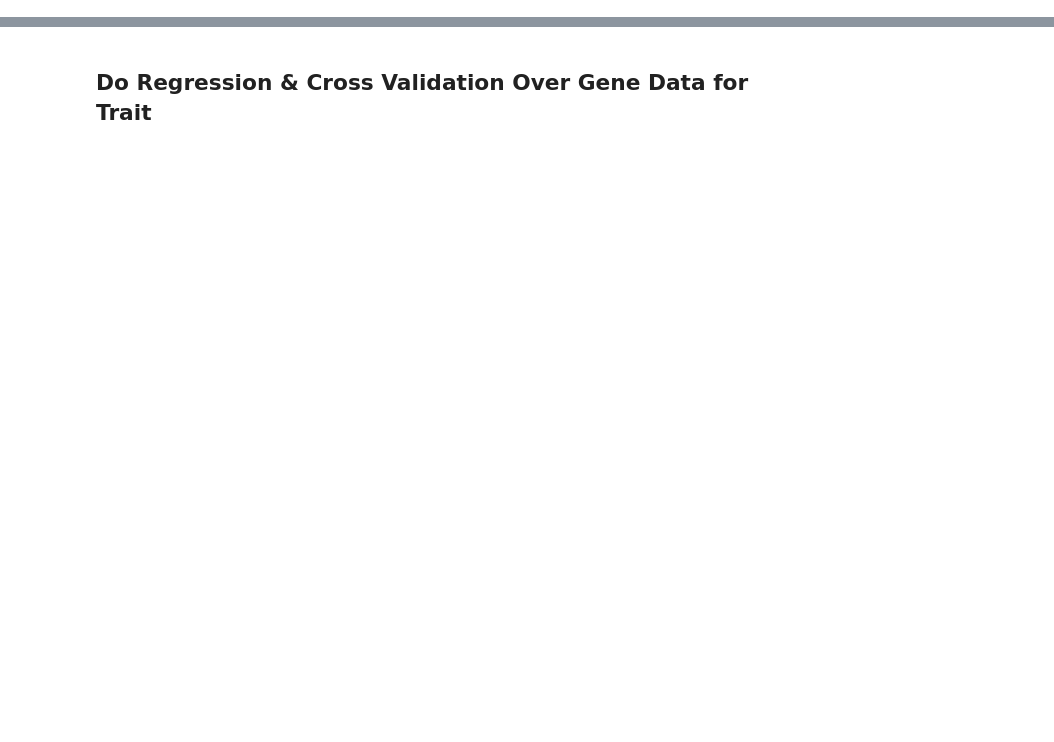
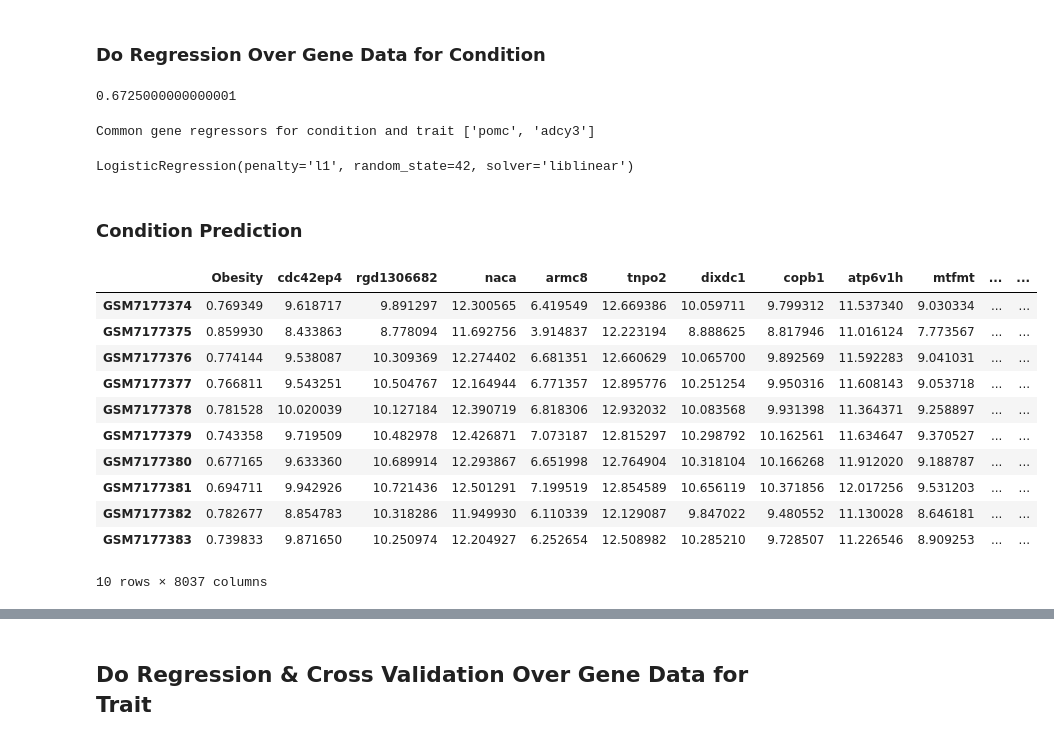
Before and after one commit to JianJinglin/Gold-Standard-Pipeline-Guide, a Jupyter notebook: gold_standard_pipeline_2-stage_regression.ipynb, the cells around one changed output, grey strips where cells are left out. Saved outputs shown, nothing was run; the diff lists cells and outputs as text; code cells hidden in the pictures; blank space fills up the shorter version.

```diff
--- a/gold_standard_pipeline_2-stage_regression.ipynb
+++ b/gold_standard_pipeline_2-stage_regression.ipynb
@@ -794,0 +513,2 @@ analyze_distributions(trait_merged_data, numerical_columns=[condition,*gene_list
+# %% [markdown]
+### Do Regression Over Gene Data for Condition
@@ -794,0 +535,57 @@ analyze_distributions(trait_merged_data, numerical_columns=[condition,*gene_list
+# %%
+from sklearn.linear_model import LogisticRegression
+
+# k-fold cross-validation for the linear regression model used for prediction
+def cross_validation_for_prediction(X, y, k=5):
+    indices = np.arange(X.shape[0])
+    np.random.shuffle(indices)
+
+    fold_size = len(X) // k
+    accuracies = []
+
+    for i in range(k):
+        # Split data into train and test based on the current fold
+        test_indices = indices[i * fold_size: (i + 1) * fold_size]
+        train_indices = np.setdiff1d(indices, test_indices)
+
+        X_train, X_test = X[train_indices], X[test_indices]
+        y_train, y_test = y[train_indices], y[test_indices]
+
+        # Preprocess the train and test data
+        X_train, X_test = normalize_data(X_train, X_test)
+
+        # Use the LogisticRegression model to train and predict
+        model = LogisticRegression(penalty='l1', solver='liblinear', random_state=42)
+        model.fit(X_train, y_train)
+        predictions = model.predict(X_test)
+
+        # Calculate accuracy for this fold
+        accuracy = np.mean(predictions == y_test)
+        accuracies.append(accuracy)
+
+    return np.mean(accuracies)
+
+
+X_condition = condition_merged_data[gene_regressors_for_condition].values
+y_condition = condition_merged_data[CONDITION].values
+
+X_condition, _ = normalize_data(X_condition)
+print(cross_validation_for_prediction(X_condition, y_condition))
+# %% [output]
+0.6725000000000001
+# %%
+# Select relevant columns and convert to numpy array
+print("Common gene regressors for condition and trait", gene_regressors_for_condition)
+X_condition = condition_merged_data[gene_regressors_for_condition].values
+y_condition = condition_merged_data[CONDITION].values
+
+X_condition, _ = normalize_data(X_condition)
+
+model = LogisticRegression(penalty='l1', solver='liblinear', random_state=42)
+model.fit(X_condition, y_condition)
+# Implementing k-fold cross-validation
+# %% [output]
+Common gene regressors for condition and trait ['pomc', 'adcy3']
+LogisticRegression(penalty='l1', random_state=42, solver='liblinear')
+# %% [markdown]
+### Condition Prediction
@@ -794,0 +600,18 @@ analyze_distributions(trait_merged_data, numerical_columns=[condition,*gene_list
+# %%
+#Add the predicted condition to the gene data for trait
+trait_merged_data.insert(0, CONDITION, predictions_condition)
+trait_merged_data = trait_merged_data.drop(columns=gene_regressors_for_condition)
+trait_merged_data
+# %% [output]
+|  | Obesity | cdc42ep4 | rgd1306682 | naca | armc8 | tnpo2 | dixdc1 | copb1 | atp6v1h | mtfmt | ... | ... |
+| GSM7177374 | 0.769349 | 9.618717 | 9.891297 | 12.300565 | 6.419549 | 12.669386 | 10.059711 | 9.799312 | 11.537340 | 9.030334 | ... | ... |
+| GSM7177375 | 0.859930 | 8.433863 | 8.778094 | 11.692756 | 3.914837 | 12.223194 | 8.888625 | 8.817946 | 11.016124 | 7.773567 | ... | ... |
+| GSM7177376 | 0.774144 | 9.538087 | 10.309369 | 12.274402 | 6.681351 | 12.660629 | 10.065700 | 9.892569 | 11.592283 | 9.041031 | ... | ... |
+| GSM7177377 | 0.766811 | 9.543251 | 10.504767 | 12.164944 | 6.771357 | 12.895776 | 10.251254 | 9.950316 | 11.608143 | 9.053718 | ... | ... |
+| GSM7177378 | 0.781528 | 10.020039 | 10.127184 | 12.390719 | 6.818306 | 12.932032 | 10.083568 | 9.931398 | 11.364371 | 9.258897 | ... | ... |
+| GSM7177379 | 0.743358 | 9.719509 | 10.482978 | 12.426871 | 7.073187 | 12.815297 | 10.298792 | 10.162561 | 11.634647 | 9.370527 | ... | ... |
+| GSM7177380 | 0.677165 | 9.633360 | 10.689914 | 12.293867 | 6.651998 | 12.764904 | 10.318104 | 10.166268 | 11.912020 | 9.188787 | ... | ... |
+| GSM7177381 | 0.694711 | 9.942926 | 10.721436 | 12.501291 | 7.199519 | 12.854589 | 10.656119 | 10.371856 | 12.017256 | 9.531203 | ... | ... |
+| GSM7177382 | 0.782677 | 8.854783 | 10.318286 | 11.949930 | 6.110339 | 12.129087 | 9.847022 | 9.480552 | 11.130028 | 8.646181 | ... | ... |
+| GSM7177383 | 0.739833 | 9.871650 | 10.250974 | 12.204927 | 6.252654 | 12.508982 | 10.285210 | 9.728507 | 11.226546 | 8.909253 | ... | ... |
+10 rows × 8037 columns
```
Also changed, not shown: parts of 103 cells of this notebook, 1 other file.
